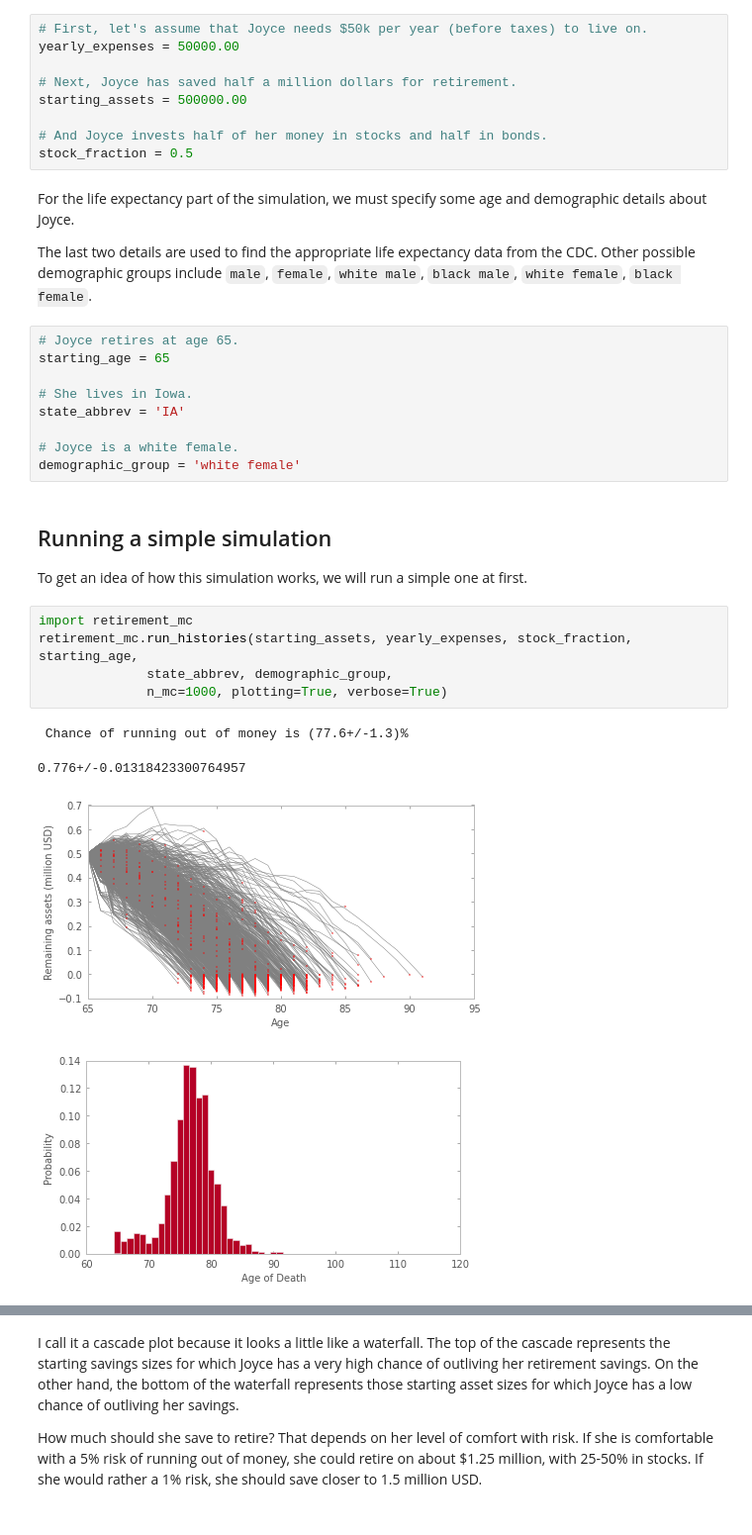
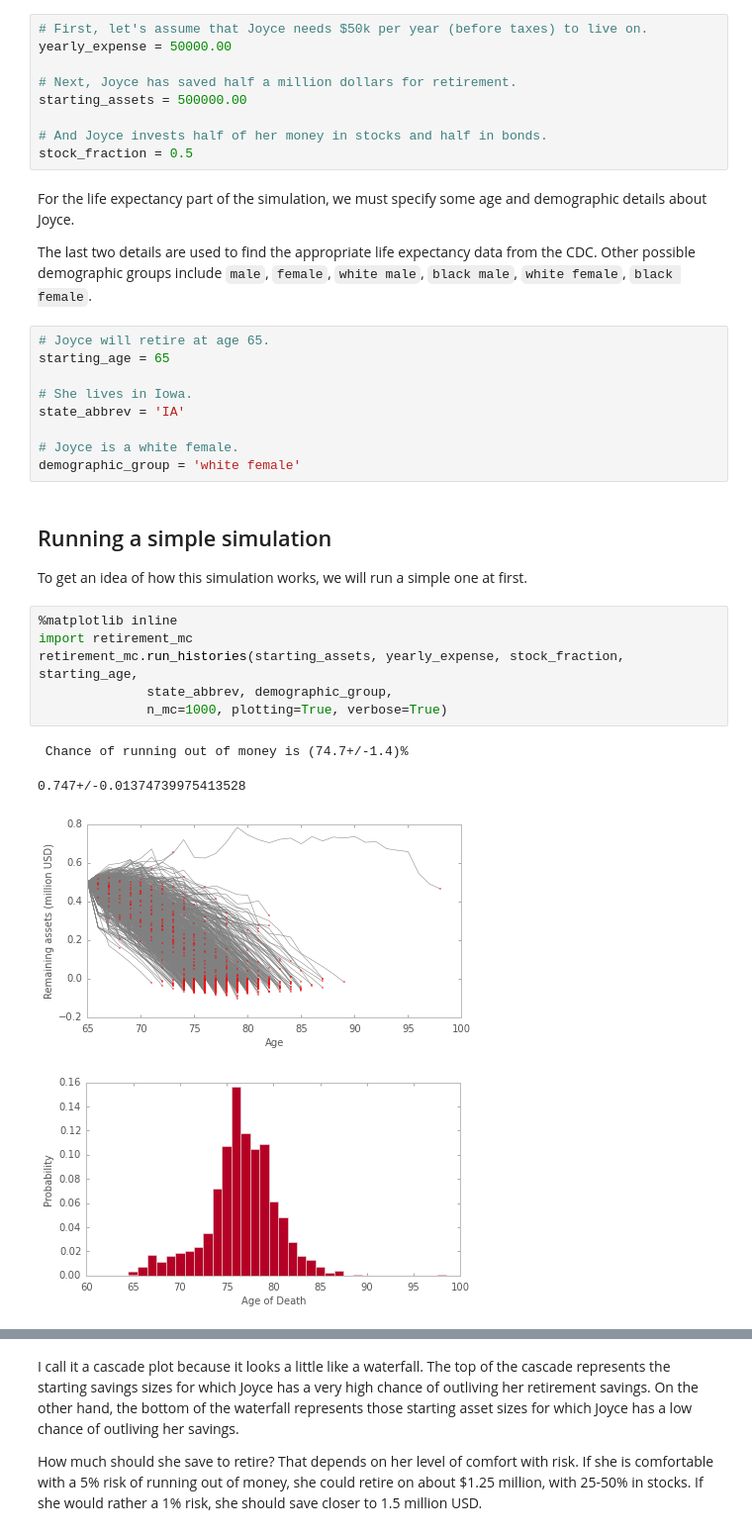
Before and after one commit to jhykes/retirement-mc, a Jupyter notebook: retirement_mc.ipynb, the cells around one changed output, grey strips where cells are left out. Shown at 99% size. Saved outputs shown, nothing was run; the diff lists cells and outputs as text.

```diff
--- a/retirement_mc.ipynb
+++ b/retirement_mc.ipynb
@@ -20,7 +20,7 @@ This Python software automates such simulation. This notebook walks through an e
 We need to provide a few details about Joyce. The first details are about her financial situation.
 # %%
 # First, let's assume that Joyce needs $50k per year (before taxes) to live on.
-yearly_expenses = 50000.00
+yearly_expense = 50000.00
 
 # Next, Joyce has saved half a million dollars for retirement.
 starting_assets = 500000.00
@@ -32,7 +32,7 @@ For the life expectancy part of the simulation, we must specify some age and dem
 
 The last two details are used to find the appropriate life expectancy data from the CDC. Other possible demographic groups include `male`, `female`, `white male`, `black male`, `white female`, `black female`.
 # %%
-# Joyce retires at age 65.
+# Joyce will retire at age 65.
 starting_age = 65
 
 # She lives in Iowa.
@@ -45,13 +45,14 @@ demographic_group = 'white female'
 
 To get an idea of how this simulation works, we will run a simple one at first.
 # %%
+%matplotlib inline
 import retirement_mc
-retirement_mc.run_histories(starting_assets, yearly_expenses, stock_fraction, starting_age,
+retirement_mc.run_histories(starting_assets, yearly_expense, stock_fraction, starting_age,
               state_abbrev, demographic_group,
               n_mc=1000, plotting=True, verbose=True)
 # %% [output]
- Chance of running out of money is (77.6+/-1.3)%
+ Chance of running out of money is (74.7+/-1.4)%
-0.776+/-0.01318423300764957
+0.747+/-0.01374739975413528
-[figure, old version]
+[figure, new version]
-[figure, old version]
+[figure, new version]
 # %% [markdown]
```
Also changed, not shown: parts of 6 cells of this notebook, 1 other file.
